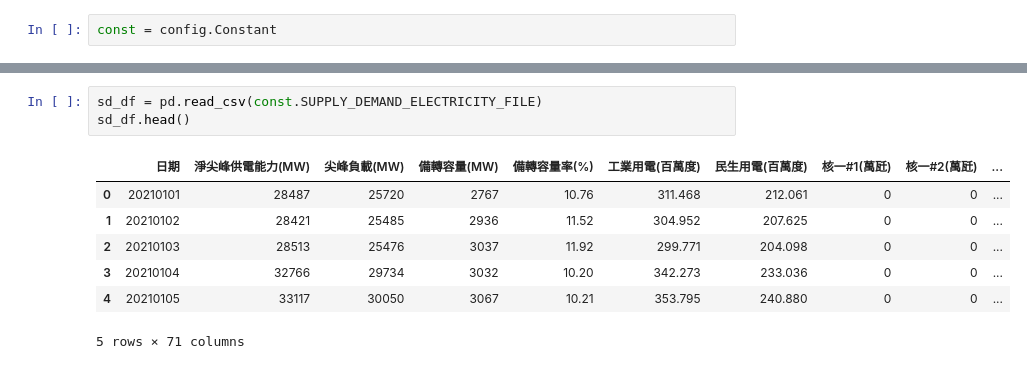
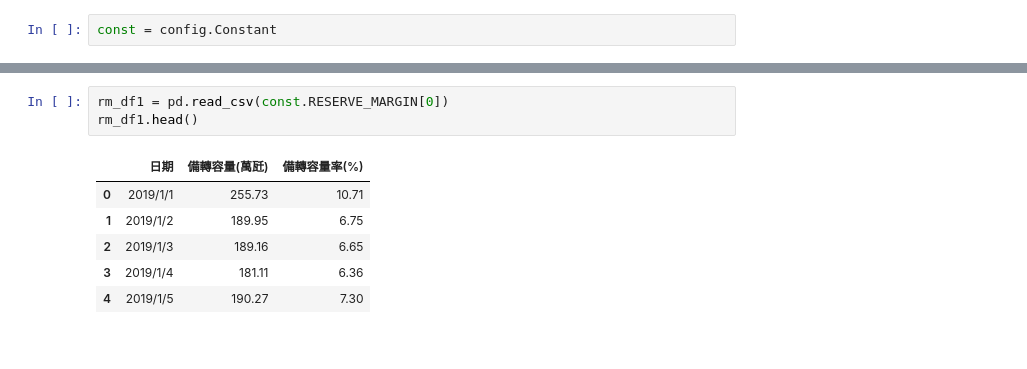
Before and after one commit to Aquarium1222/Electricity-Forecasting, a Jupyter notebook: analysis.ipynb, the cells around one changed output, grey strips where cells are left out. Cells and saved outputs as stored; diff of their text form.

```diff
--- a/analysis.ipynb
+++ b/analysis.ipynb
@@ -8,12 +43,11 @@ const = config.Constant
 # %%
-sd_df = pd.read_csv(const.SUPPLY_DEMAND_ELECTRICITY_FILE)
-sd_df.head()
+rm_df1 = pd.read_csv(const.RESERVE_MARGIN[0])
+rm_df1.head()
 # %% [output]
-|  | 日期 | 淨尖峰供電能力(MW) | 尖峰負載(MW) | 備轉容量(MW) | 備轉容量率(%) | 工業用電(百萬度) | 民生用電(百萬度) | 核一#1(萬瓩) | 核一#2(萬瓩) | ... |
-| 0 | 20210101 | 28487 | 25720 | 2767 | 10.76 | 311.468 | 212.061 | 0 | 0 | ... |
-| 1 | 20210102 | 28421 | 25485 | 2936 | 11.52 | 304.952 | 207.625 | 0 | 0 | ... |
-| 2 | 20210103 | 28513 | 25476 | 3037 | 11.92 | 299.771 | 204.098 | 0 | 0 | ... |
-| 3 | 20210104 | 32766 | 29734 | 3032 | 10.20 | 342.273 | 233.036 | 0 | 0 | ... |
-| 4 | 20210105 | 33117 | 30050 | 3067 | 10.21 | 353.795 | 240.880 | 0 | 0 | ... |
+|  | 日期 | 備轉容量(萬瓩) | 備轉容量率(%) |
+| 0 | 2019/1/1 | 255.73 | 10.71 |
+| 1 | 2019/1/2 | 189.95 | 6.75 |
+| 2 | 2019/1/3 | 189.16 | 6.65 |
+| 3 | 2019/1/4 | 181.11 | 6.36 |
+| 4 | 2019/1/5 | 190.27 | 7.30 |
-5 rows × 71 columns
 # %%
```
Also changed, not shown: parts of 9 cells of this notebook, 1 other file.
